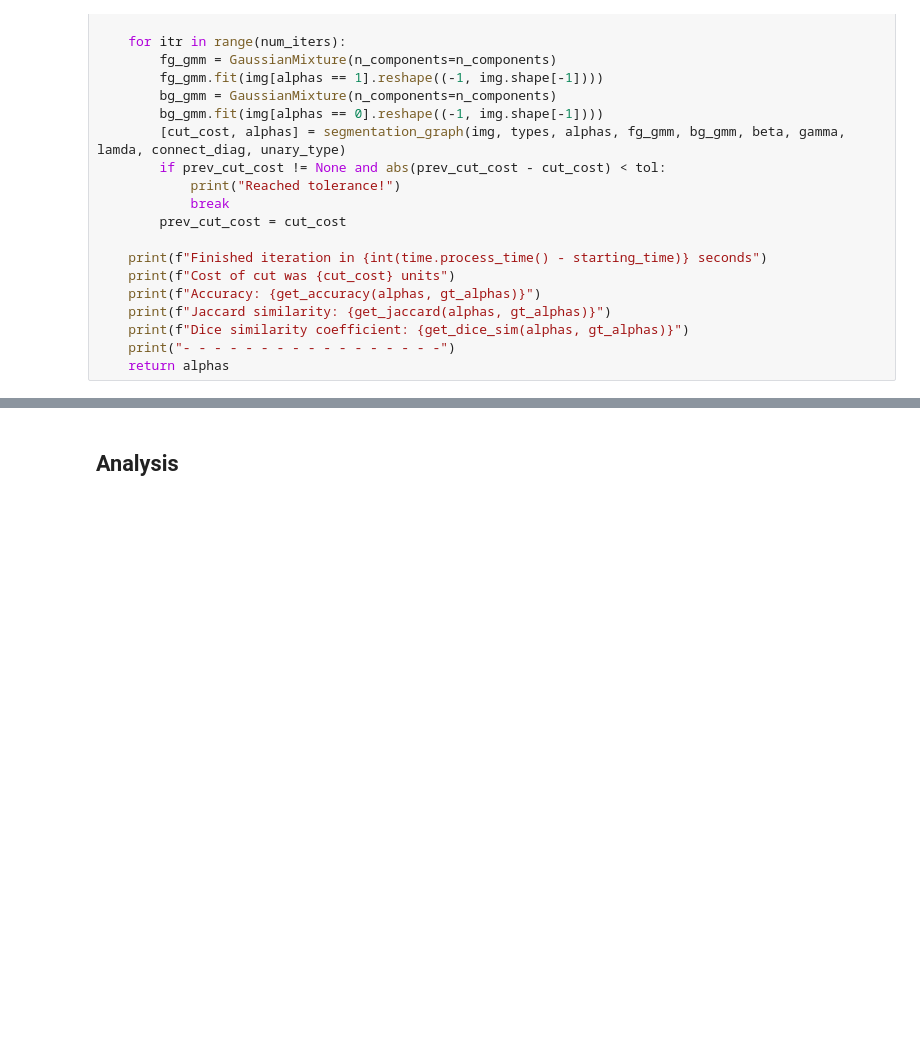
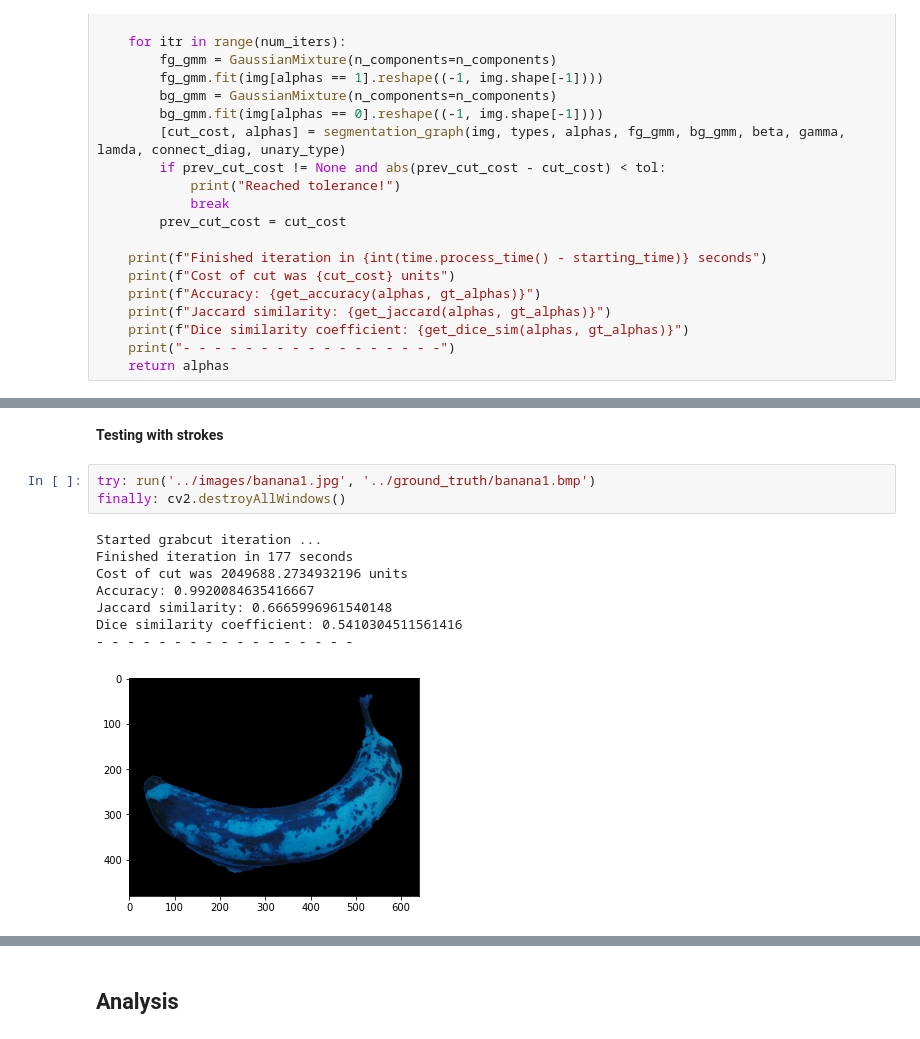
Before and after one commit to tusharc31/Computer-Vision, a Jupyter notebook: Assignment-3/src/Assignment3.ipynb, the cells around one changed output, grey strips where cells are left out. Drawn from its saved outputs; the diff is of its cells as text; blank space fills up the shorter version.

```diff
--- a/Assignment-3/src/Assignment3.ipynb
+++ b/Assignment-3/src/Assignment3.ipynb
@@ -433,0 +429,14 @@ Dice similarity coefficient: 0.5101301157555451
+# %% [markdown]
+**Testing with strokes**
+# %%
+try: run('../images/banana1.jpg', '../ground_truth/banana1.bmp')
+finally: cv2.destroyAllWindows()
+# %% [output]
+Started grabcut iteration ...
+Finished iteration in 177 seconds
+Cost of cut was 2049688.2734932196 units
+Accuracy: 0.9920084635416667
+Jaccard similarity: 0.6665996961540148
+Dice similarity coefficient: 0.5410304511561416
+- - - - - - - - - - - - - - - - -
+[figure, added]
```
Also changed, not shown: parts of 47 cells of this notebook, 11 other files.
